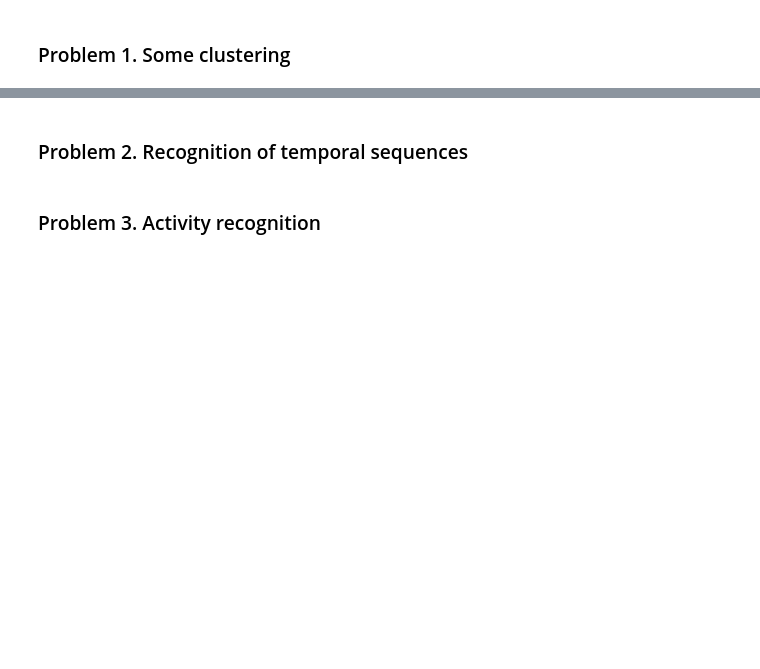
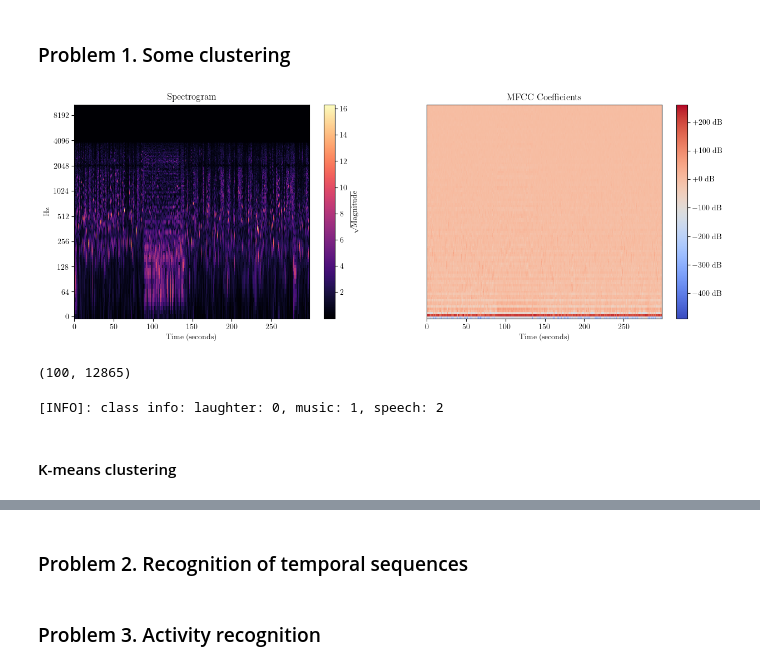
Before and after one commit to hongbozheng/machine-learning-signal-processing, a Jupyter notebook: problem_set_4/CS_545_Problem_Set_4_Zheng_Hongbo.ipynb, the cells around one changed output, grey strips where cells are left out. Saved outputs shown, nothing was run; the diff lists cells and outputs as text; code cells hidden in the pictures; blank space fills up the shorter version.

```diff
--- a/problem_set_4/CS_545_Problem_Set_4_Zheng_Hongbo.ipynb
+++ b/problem_set_4/CS_545_Problem_Set_4_Zheng_Hongbo.ipynb
@@ -115,28 +80,33 @@ SAMPLING_RATE = 22050
 N_FFT = 2048
 HOP_LENGTH = N_FFT//4
 WIN_LENGTH = N_FFT//2
+N_MFCC = 100
 
 dataset_dir = "friends"
-
 audio_filepath = dataset_dir + "/friends.wav"
+labels_filepath = dataset_dir + "/labels.txt"
 # %%
 y, _ = librosa.load(path=audio_filepath, sr=SAMPLING_RATE, dtype=numpy.float64)
 spec = librosa.stft(y=y, n_fft=N_FFT, hop_length=HOP_LENGTH, win_length=WIN_LENGTH)
 spec = numpy.abs(spec)
 spec_sqrt = numpy.sqrt(spec)
 
+m = librosa.feature.mfcc(y=y, sr=SAMPLING_RATE, n_mfcc=N_MFCC, n_fft=N_FFT, hop_length=HOP_LENGTH,
+                         win_length=WIN_LENGTH)
+
 matplotlib.pyplot.rc('font', family='serif')
 matplotlib.pyplot.rc(group="text", usetex=True)
 fig, ax = matplotlib.pyplot.subplots(1, 2, figsize=(15, 5))
 img_0 = librosa.display.specshow(data=spec_sqrt, sr=SAMPLING_RATE, hop_length=HOP_LENGTH, n_fft=N_FFT,
-                                 win_length=WIN_LENGTH, x_axis='s', y_axis='log', ax=ax[0])
-fig.colorbar(img_0, ax=[ax[0]], label=r"$\sqrt{\textnormal{Magnitude}}$")
+                                 win_length=WIN_LENGTH, x_axis='s', y_axis="log", ax=ax[0])
+fig.colorbar(mappable=img_0, ax=[ax[0]], label=r"$\sqrt{\textnormal{Magnitude}}$")
 ax[0].set_title("Spectrogram")
 
-spec_db = librosa.amplitude_to_db(S=spec, ref=numpy.max)
-img_1 = librosa.display.specshow(data=spec_db, sr=SAMPLING_RATE, hop_length=HOP_LENGTH, n_fft=N_FFT,
-                                 win_length=WIN_LENGTH, x_axis='s', y_axis="log", ax=ax[1])
-fig.colorbar(img_1, ax=[ax[1]], format=r"$%+2.0f$ dB")
-ax[1].set_title("Spectrogram")
+img_1 = librosa.display.specshow(data=m, sr=SAMPLING_RATE, hop_length=HOP_LENGTH, n_fft=N_FFT,
+                                 win_length=WIN_LENGTH, x_axis='s', ax=ax[1])
+fig.colorbar(mappable=img_1, ax=[ax[1]], format=r"$%+2.0f$ dB")
+ax[1].set_title("MFCC Coefficients")
 
 matplotlib.pyplot.show()
+# %% [output]
+[figure, added]
@@ -148,9 +113,11 @@ print(Y.shape)
 # %%
-mfccs = librosa.feature.mfcc(y=y, sr=SAMPLING_RATE, n_mfcc=20, n_fft=N_FFT, hop_length=HOP_LENGTH,
-                             win_length=WIN_LENGTH)
-print(mfccs.shape)
-pca1 = PCA(n_components=10)
-W1, Y1 = pca1.fit_transform(X=mfccs)
-
-feat = numpy.vstack((Y, Y1), dtype=numpy.float64)
-print(feat.shape)
+mu = numpy.mean(a=m, axis=1, keepdims=True, dtype=numpy.float64)
+sig = numpy.std(a=m, axis=1, keepdims=True, dtype=numpy.float64)
+m = (m-mu)/sig
+print(m.shape)
+# %% [output]
+(100, 12865)
+# %%
+frame_labels = create_labels(label_filepath=label_filepath, sr=SAMPLING_RATE, hop_length=HOP_LENGTH, n_fft=N_FFT)
+# %% [output]
+[INFO]: class info: laughter: 0, music: 1, speech: 2
@@ -156,0 +130,2 @@ print(feat.shape)
+# %% [markdown]
+#### K-means clustering
```
Also changed, not shown: parts of 33 cells of this notebook.
